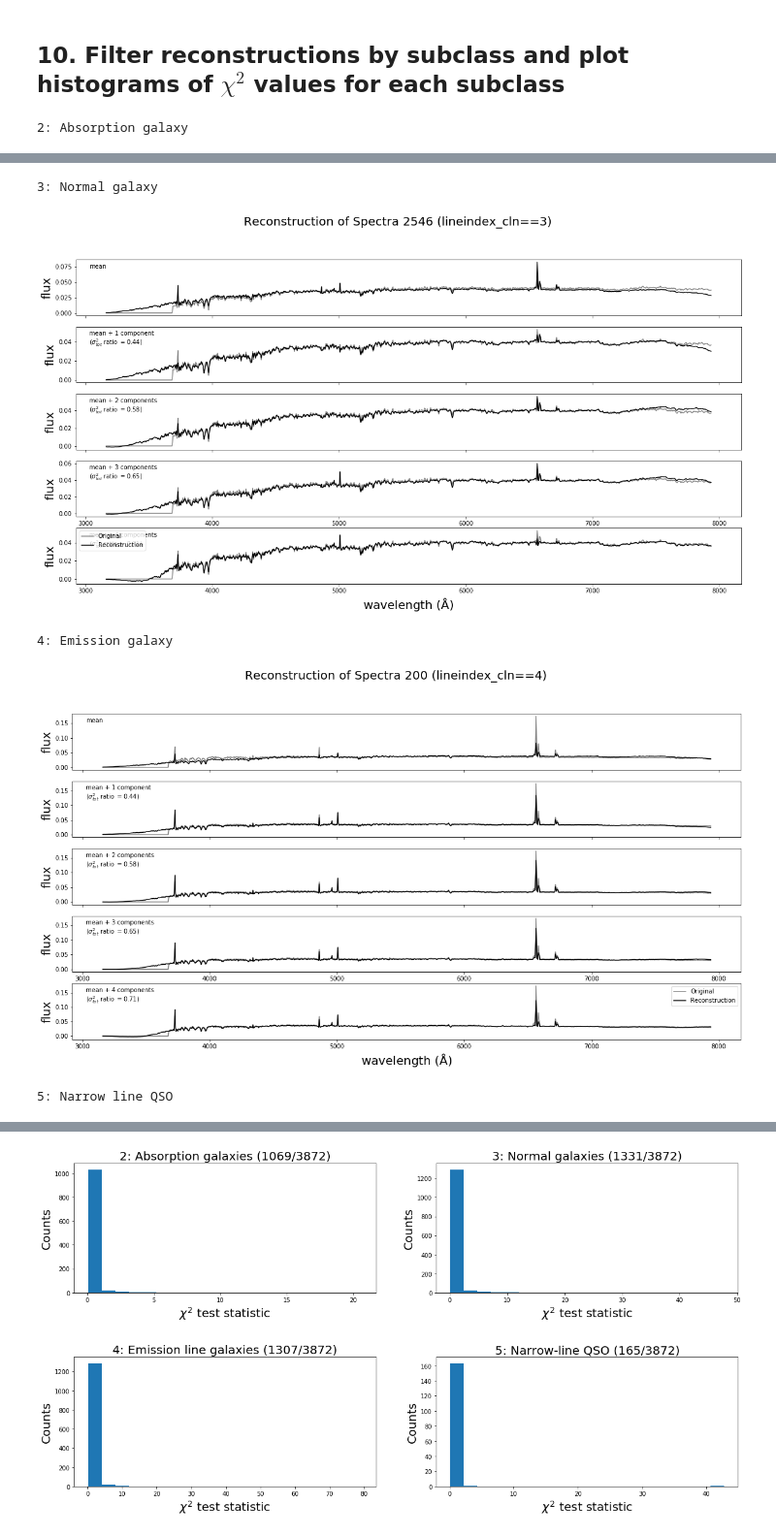
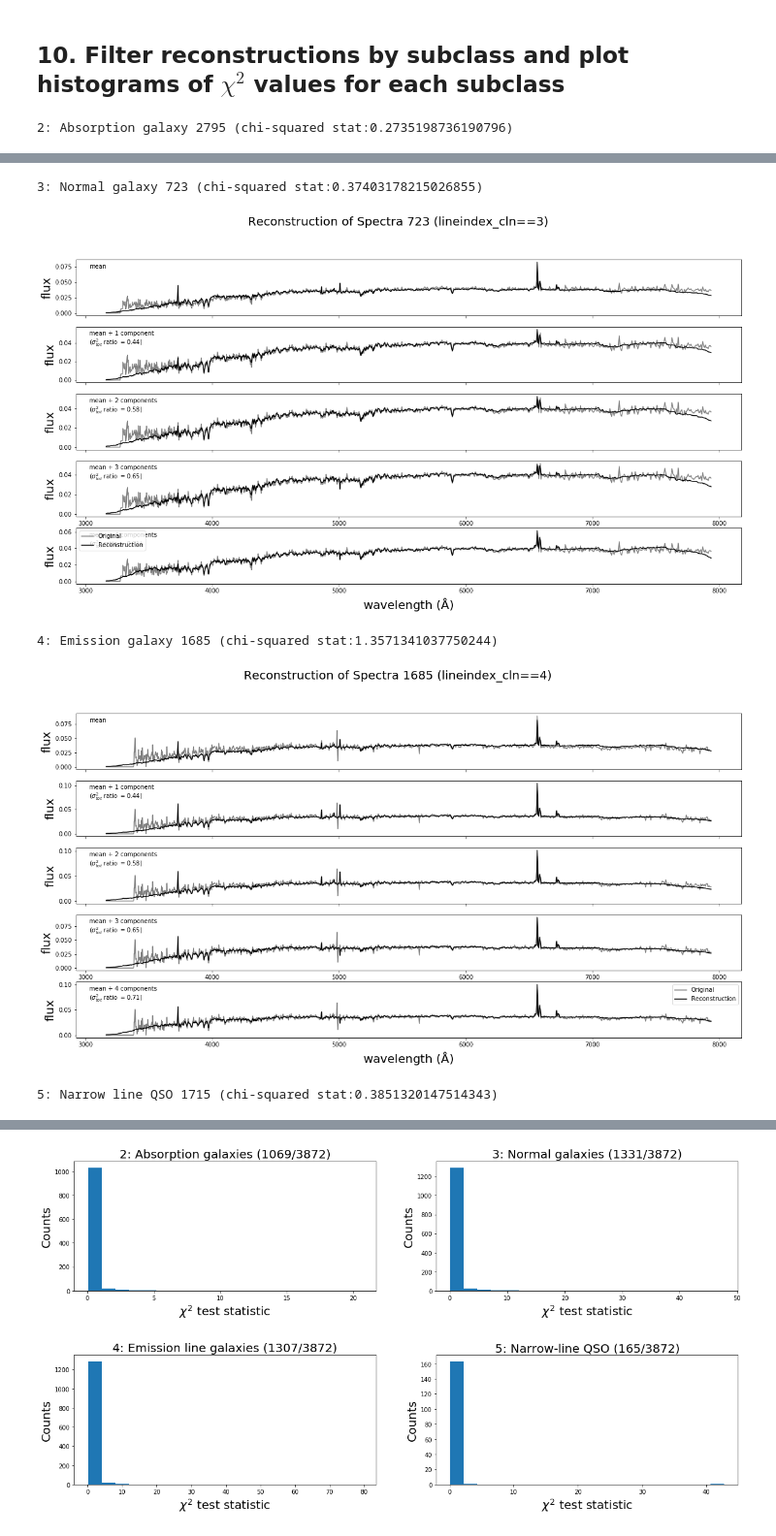
Before and after one commit to ksephton/ASTR-Leistedt-1, a Jupyter notebook: Spectra/PCA_4000spectra.ipynb, the cells around one changed output, grey strips where cells are left out. Shown at 97% size. Cells and saved outputs as stored; diff of their text form; code cells hidden in the pictures.

Commit message:
Print chi-squared values

```diff
--- a/Spectra/PCA_4000spectra.ipynb
+++ b/Spectra/PCA_4000spectra.ipynb
@@ -312,13 +312,20 @@ emission = reconstruction_table[reconstruction_table['subclass']==4]
 narrow_qso = reconstruction_table[reconstruction_table['subclass']==5]
 # %%
 # %% Plot reconstruction for one example from each subclass
-print('2: Absorption galaxy')
-_ = reconstruct_spectra(np.random.choice(absorption['index']))
-print('3: Normal galaxy')
-_ = reconstruct_spectra(np.random.choice(normal['index']))
-print('4: Emission galaxy')
-_ = reconstruct_spectra(np.random.choice(emission['index']))
-print('5: Narrow line QSO')
-_ = reconstruct_spectra(np.random.choice(narrow_qso['index']))
+randnum = np.random.choice(absorption['index'])
+print(f"2: Absorption galaxy {randnum} (chi-squared stat:{chi_arr[randnum]})")
+_ = reconstruct_spectra(randnum)
+
+randnum = np.random.choice(normal['index'])
+print(f"3: Normal galaxy {randnum} (chi-squared stat:{chi_arr[randnum]})")
+_ = reconstruct_spectra(randnum)
+
+randnum = np.random.choice(emission['index'])
+print(f"4: Emission galaxy {randnum} (chi-squared stat:{chi_arr[randnum]})")
+_ = reconstruct_spectra(randnum)
+
+randnum = np.random.choice(narrow_qso['index'])
+print(f"5: Narrow line QSO {randnum} (chi-squared stat:{chi_arr[randnum]})")
+_ = reconstruct_spectra(randnum)
 # %% [output]
-2: Absorption galaxy
+2: Absorption galaxy 2795 (chi-squared stat:0.2735198736190796)
@@ -326,5 +333,5 @@ _ = reconstruct_spectra(np.random.choice(narrow_qso['index']))
-3: Normal galaxy
+3: Normal galaxy 723 (chi-squared stat:0.37403178215026855)
-[figure, old version]
+[figure, new version]
-4: Emission galaxy
+4: Emission galaxy 1685 (chi-squared stat:1.3571341037750244)
-[figure, old version]
+[figure, new version]
-5: Narrow line QSO
+5: Narrow line QSO 1715 (chi-squared stat:0.3851320147514343)
```
Also changed, not shown: parts of 1 cell of this notebook, 1 other file.
